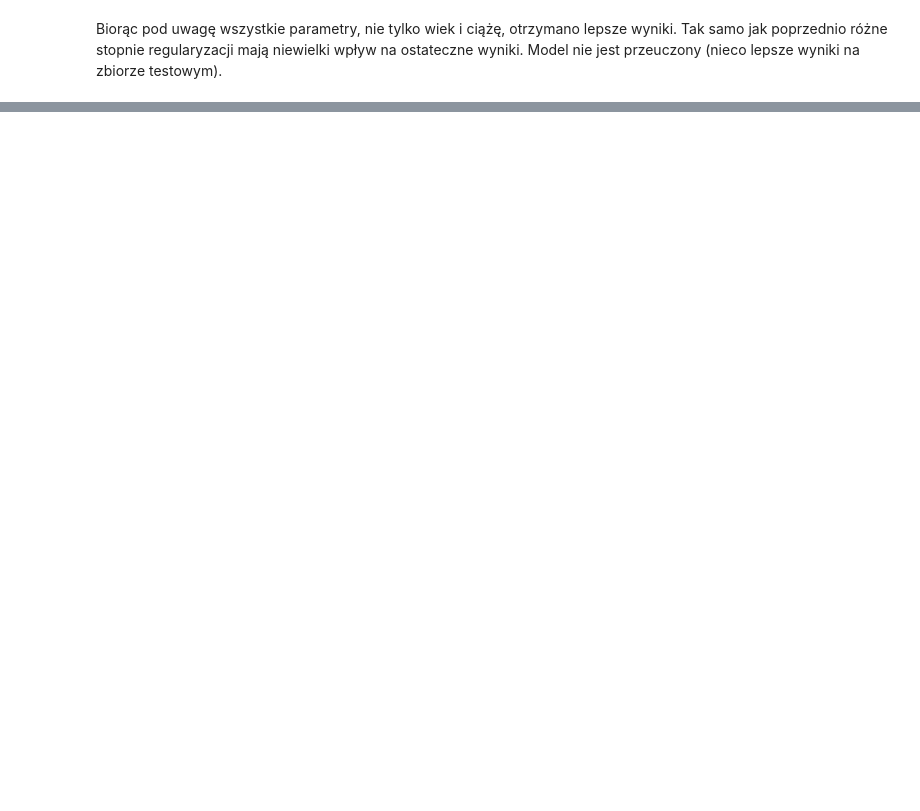
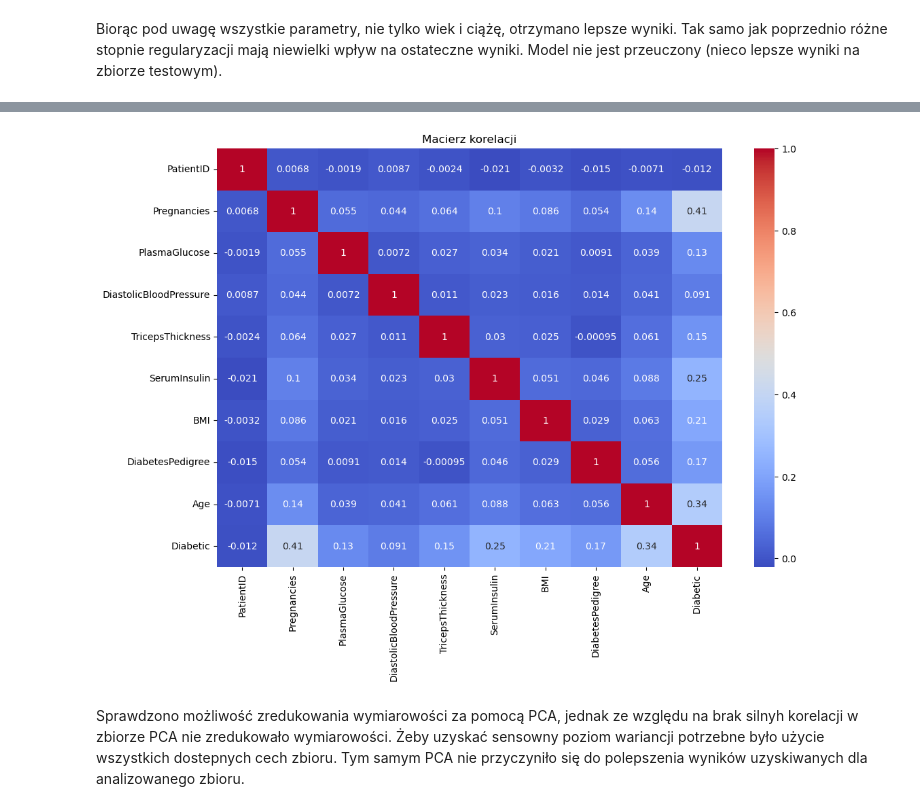
Before and after one commit to droanna/14_1, a Jupyter notebook: main-14-1.ipynb, the cells around one changed output, grey strips where cells are left out. Cells and saved outputs as stored; diff of their text form; code cells hidden in the pictures; blank space fills up the shorter version.

```diff
--- a/main-14-1.ipynb
+++ b/main-14-1.ipynb
@@ -320,0 +386,12 @@ Biorąc pod uwagę wszystkie parametry, nie tylko wiek i ciążę, otrzymano lep
+# %%
+import seaborn as sns
+import matplotlib.pyplot as plt
+
+plt.figure(figsize=(12,8))
+sns.heatmap(diabetes.corr(), annot=True, cmap='coolwarm')
+plt.title("Macierz korelacji")
+plt.show()
+# %% [output]
+[figure, added]
+# %% [markdown]
+Sprawdzono możliwość zredukowania wymiarowości za pomocą PCA, jednak ze względu na brak silnyh korelacji w zbiorze PCA nie zredukowało wymiarowości. Żeby uzyskać sensowny poziom wariancji potrzebne było użycie wszystkich dostepnych cech zbioru. Tym samym PCA nie przyczyniło się do polepszenia wyników uzyskiwanych dla analizowanego zbioru.
```
Also changed, not shown: parts of 5 cells of this notebook.
